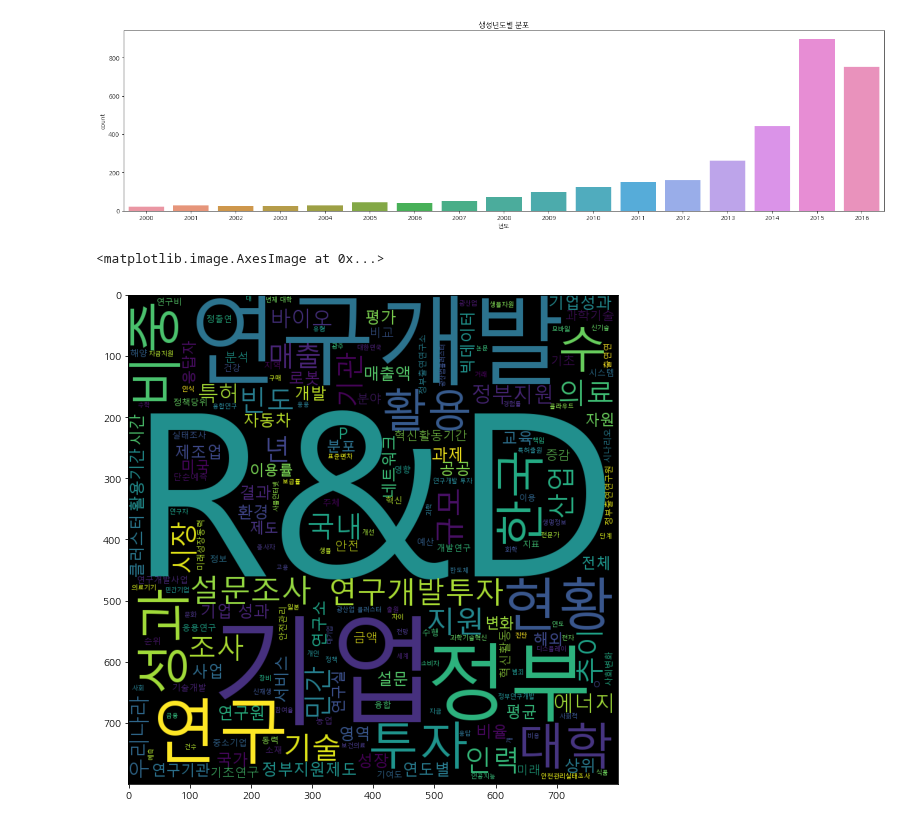
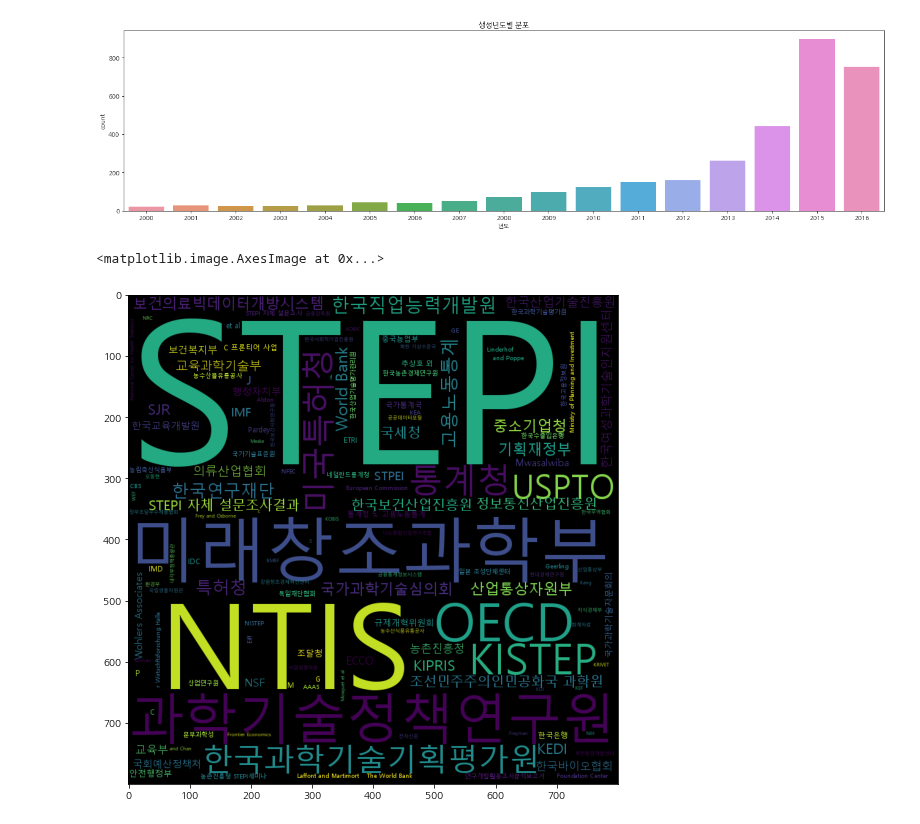
Before and after one commit to jsh0551/data_analysis_practice, a Jupyter notebook: 공공데이터포털/과학기술정책연구원_과학기술혁신정책통계 홈페이지 통계데이터.ipynb, the cells around one changed output. Drawn from its saved outputs; the diff is of its cells as text; code cells hidden in the pictures.

```diff
--- a/공공데이터포털/과학기술정책연구원_과학기술혁신정책통계 홈페이지 통계데이터.ipynb
+++ b/공공데이터포털/과학기술정책연구원_과학기술혁신정책통계 홈페이지 통계데이터.ipynb
@@ -140,18 +140,18 @@ plt.tight_layout()
 # %%
 def keyword_dict(x):
     for k in x:
         if k=='None':
             continue
         if k not in c:
             c[k] = 1
         else:
             c[k] += 1
 c = dict()
-df['키워드1'].apply(keyword_dict)
+df['데이터출처'].apply(keyword_dict)
 wc = WordCloud(font_path='malgun', width=400, height=400, scale=2.0, max_font_size=250)
 gen = wc.generate_from_frequencies(c)
 plt.figure(figsize=(9,9))
 plt.imshow(gen)
 # %% [output]
 <matplotlib.image.AxesImage at 0x...>
-[figure, old version]
+[figure, new version]
```
Also changed, not shown: parts of 2 cells of this notebook.
